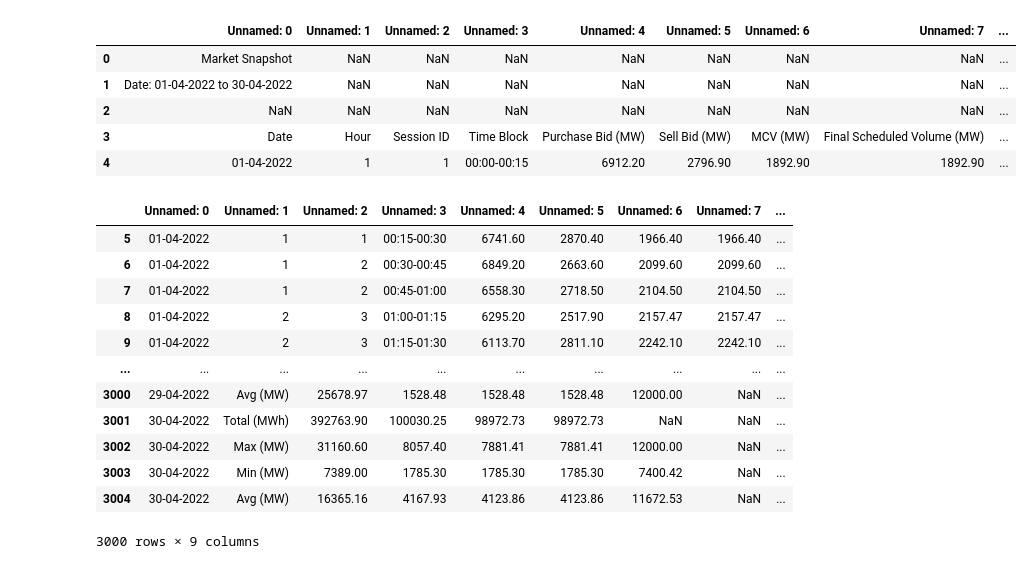
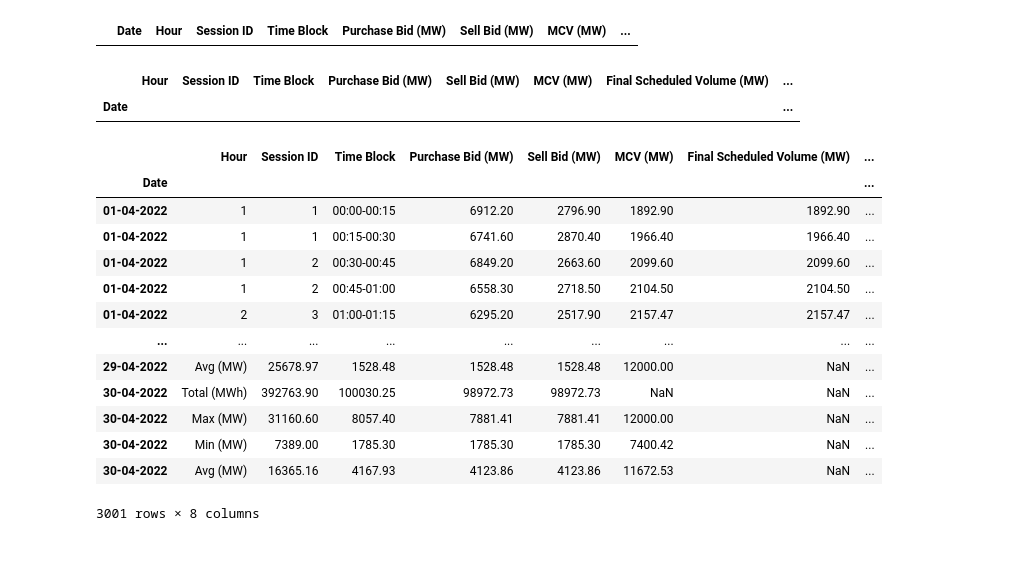
Before and after one commit to ashishbhatta/Energy_Arbitrage, a Jupyter notebook: IEX_Data_Analysis.ipynb, the cells around one changed output. Drawn from its saved outputs; the diff is of its cells as text; code cells hidden in the pictures.

```diff
--- a/IEX_Data_Analysis.ipynb
+++ b/IEX_Data_Analysis.ipynb
@@ -3,30 +40,41 @@
 # %%
 import pandas as pd
+# %%
+data = pd.DataFrame(columns = ["Date",
+                               "Hour",
+                               "Session ID",
+                               "Time Block",
+                               "Purchase Bid (MW)",
+                               "Sell Bid (MW)",
+                               "MCV (MW)",
+                               "Final Scheduled Volume (MW)",
+                               "MCP (Rs/MWh) *"])
+data
+# %% [output]
+|  | Date | Hour | Session ID | Time Block | Purchase Bid (MW) | Sell Bid (MW) | MCV (MW) | ... |
+# %%
+data = data.set_index("Date")
+data
+# %% [output]
+|  | Hour | Session ID | Time Block | Purchase Bid (MW) | Sell Bid (MW) | MCV (MW) | Final Scheduled Volume (MW) | ... |
+| Date |  |  |  |  |  |  |  | ... |
 # %%
-df = pd.read_excel('https://github.com/ashishbhatta/Energy_Arbitrage/raw/refs/heads/main/IEX%20Data/April%202022.xlsx')
+df = pd.read_excel('https://github.com/ashishbhatta/Energy_Arbitrage/raw/refs/heads/main/IEX%20Data/April%202022.xlsx',skiprows=4,header = 0,index_col=0)
 # %%
-df.head()
+df
 # %% [output]
-|  | Unnamed: 0 | Unnamed: 1 | Unnamed: 2 | Unnamed: 3 | Unnamed: 4 | Unnamed: 5 | Unnamed: 6 | Unnamed: 7 | ... |
-| 0 | Market Snapshot | NaN | NaN | NaN | NaN | NaN | NaN | NaN | ... |
-| 1 | Date: 01-04-2022 to 30-04-2022 | NaN | NaN | NaN | NaN | NaN | NaN | NaN | ... |
-| 2 | NaN | NaN | NaN | NaN | NaN | NaN | NaN | NaN | ... |
-| 3 | Date | Hour | Session ID | Time Block | Purchase Bid (MW) | Sell Bid (MW) | MCV (MW) | Final Scheduled Volume (MW) | ... |
-| 4 | 01-04-2022 | 1 | 1 | 00:00-00:15 | 6912.20 | 2796.90 | 1892.90 | 1892.90 | ... |
+|  | Hour | Session ID | Time Block | Purchase Bid (MW) | Sell Bid (MW) | MCV (MW) | Final Scheduled Volume (MW) | ... |
+| Date |  |  |  |  |  |  |  | ... |
+| 01-04-2022 | 1 | 1 | 00:00-00:15 | 6912.20 | 2796.90 | 1892.90 | 1892.90 | ... |
+| 01-04-2022 | 1 | 1 | 00:15-00:30 | 6741.60 | 2870.40 | 1966.40 | 1966.40 | ... |
+| 01-04-2022 | 1 | 2 | 00:30-00:45 | 6849.20 | 2663.60 | 2099.60 | 2099.60 | ... |
+| 01-04-2022 | 1 | 2 | 00:45-01:00 | 6558.30 | 2718.50 | 2104.50 | 2104.50 | ... |
+| 01-04-2022 | 2 | 3 | 01:00-01:15 | 6295.20 | 2517.90 | 2157.47 | 2157.47 | ... |
+| ... | ... | ... | ... | ... | ... | ... | ... | ... |
+| 29-04-2022 | Avg (MW) | 25678.97 | 1528.48 | 1528.48 | 1528.48 | 12000.00 | NaN | ... |
+| 30-04-2022 | Total (MWh) | 392763.90 | 100030.25 | 98972.73 | 98972.73 | NaN | NaN | ... |
+| 30-04-2022 | Max (MW) | 31160.60 | 8057.40 | 7881.41 | 7881.41 | 12000.00 | NaN | ... |
+| 30-04-2022 | Min (MW) | 7389.00 | 1785.30 | 1785.30 | 1785.30 | 7400.42 | NaN | ... |
+| 30-04-2022 | Avg (MW) | 16365.16 | 4167.93 | 4123.86 | 4123.86 | 11672.53 | NaN | ... |
+3001 rows × 8 columns
-# %%
-df.iloc[5:]
-# %% [output]
-|  | Unnamed: 0 | Unnamed: 1 | Unnamed: 2 | Unnamed: 3 | Unnamed: 4 | Unnamed: 5 | Unnamed: 6 | Unnamed: 7 | ... |
-| 5 | 01-04-2022 | 1 | 1 | 00:15-00:30 | 6741.60 | 2870.40 | 1966.40 | 1966.40 | ... |
-| 6 | 01-04-2022 | 1 | 2 | 00:30-00:45 | 6849.20 | 2663.60 | 2099.60 | 2099.60 | ... |
-| 7 | 01-04-2022 | 1 | 2 | 00:45-01:00 | 6558.30 | 2718.50 | 2104.50 | 2104.50 | ... |
-| 8 | 01-04-2022 | 2 | 3 | 01:00-01:15 | 6295.20 | 2517.90 | 2157.47 | 2157.47 | ... |
-| 9 | 01-04-2022 | 2 | 3 | 01:15-01:30 | 6113.70 | 2811.10 | 2242.10 | 2242.10 | ... |
-| ... | ... | ... | ... | ... | ... | ... | ... | ... | ... |
-| 3000 | 29-04-2022 | Avg (MW) | 25678.97 | 1528.48 | 1528.48 | 1528.48 | 12000.00 | NaN | ... |
-| 3001 | 30-04-2022 | Total (MWh) | 392763.90 | 100030.25 | 98972.73 | 98972.73 | NaN | NaN | ... |
-| 3002 | 30-04-2022 | Max (MW) | 31160.60 | 8057.40 | 7881.41 | 7881.41 | 12000.00 | NaN | ... |
-| 3003 | 30-04-2022 | Min (MW) | 7389.00 | 1785.30 | 1785.30 | 1785.30 | 7400.42 | NaN | ... |
-| 3004 | 30-04-2022 | Avg (MW) | 16365.16 | 4167.93 | 4123.86 | 4123.86 | 11672.53 | NaN | ... |
-3000 rows × 9 columns
 # %%
```
Also changed, not shown: parts of 7 cells of this notebook.
